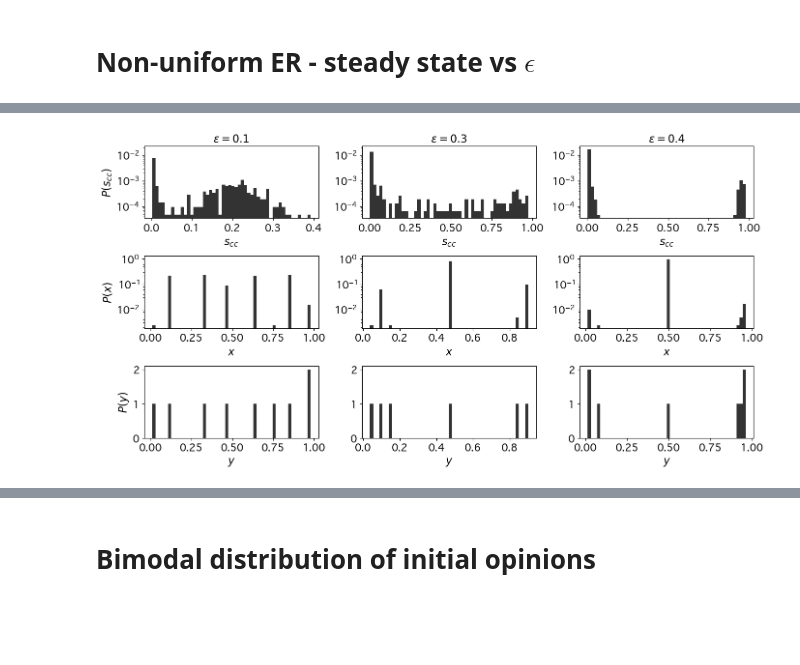
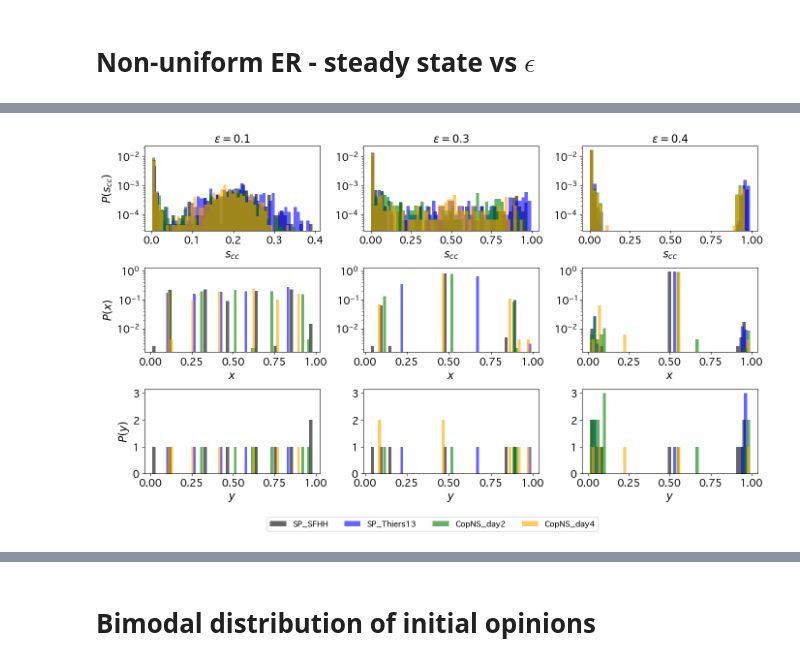
Before and after one commit to cosimoagostinelli/H-or_adaptive_Deffuant, a Jupyter notebook: 3_figures.ipynb, the cells around one changed output, grey strips where cells are left out. Drawn from its saved outputs; the diff is of its cells as text; code cells hidden in the pictures; blank space fills up the shorter version.

```diff
--- a/3_figures.ipynb
+++ b/3_figures.ipynb
@@ -225,7 +225,7 @@ plt.show()
 # %% [markdown]
 # $M$-uniform ER - steady state vs $\epsilon$
 # %%
-cond = 'max_min'
+cond = 'std'
 Ns = [500, 1000, 2000, 5000]
 Ms = [2, 4, 6]
 
@@ -245,7 +245,7 @@ for M in Ms:
     nhe = results['nhe']
     s_avg = results['s_avg']
     s_max = results['s_max']
-    if M==2 or M==4:
+    if cond=='max_min' and (M==2 or M==4):
         eps_peak = results['extra_eps_N5000']
         var_peak = results['extra_var_scc1_N5000']
 
@@ -273,7 +273,7 @@ for M in Ms:
         axs[1,i].set_yticks(tk, [str(i) for i in tk])
         # inset plot
         x = list(epsilons)
-        if (M==2 or M==4) and N==5000:
+        if cond=='max_min' and (M==2 or M==4) and N==5000:
             x = sorted(x+[eps_peak])
             idx_insert = x.index(eps_peak)
             y1_ins.insert(idx_insert, var_peak)
@@ -287,8 +287,8 @@ for M in Ms:
         la3 = lbls[3] if N==Ns[-1] else None
         axs[3,i].plot(epsilons, y5, label=la3, linestyle='--', marker='o', markersize=mrksize, color=clr)
         axs[3,i].plot(epsilons, y4, label=la2, color=clr)
-        xtck = [0.0] + list( epsilons[3::4] )
-        xlbl = [str( np.round(tck,1) ) for tck in xtck]
+        xtck = [0.0] + list( np.round(epsilons[4::4],1) )
+        xlbl = [str(tck) for tck in xtck]
         axs[3,i].set_xticks(xtck, xlbl)
 
         # set tick fontsize in all subplots
@@ -671,8 +673,8 @@ for N,clr in zip(Ns, colors):
 # set xlabel tick fontsize in all subplots
 for j in range(2):
     axs[1,j].set_xlabel(r'$\epsilon$', fontsize=ttl_size)
-    xtck = [0.0] + list( epsilons[3::4] )
-    xlbl = [str( np.round(tck,1) ) for tck in xtck]
+    xtck = [0.0] + list( np.round(epsilons[4::4],1) )
+    xlbl = [str(tck) for tck in xtck]
     axs[1,j].set_xticks(xtck, xlbl)
     for i in range(2):
         axs[i,j].tick_params(labelsize=tick_size)
@@ -753,56 +770,62 @@ plt.show()
 # %%
+tags = ['SP_SFHH', 'SP_Thiers13', 'CopNS_day2', 'CopNS_day4']
 cond = 'max_min'
 epsilons = [0.1,0.3,0.4]
 
-tag = 'SFHH'
-cond = 'max_min'
-clr = 'black'
+fig, axs = plt.subplots(3, 3, sharey='row', figsize=figsize3x3)
+colors_data = ['black', 'blue', 'green', 'orange']
+legend_labels = []
 
-fig, axs = plt.subplots(3, 3, sharey='row', figsize=(figsize3x3[0],figsize3x3[1]*0.8))
+for tag, clr in zip(tags, colors_data):
 
-for j, eps in enumerate(epsilons):
+    for j, eps in enumerate(epsilons):
 
-    with open(f'../results/SP_{tag}_{cond}_distrib_eps_{eps}.pkl', 'rb') as f:
-        results = pickle.load(f)
+        with open(f'../results/{tag}_{cond}_distrib_eps_{eps}.pkl', 'rb') as f:
+            results = pickle.load(f)
 
-    sizes_cc = results['sizes_cc']
-    n_iter = results['n_iter']
-    op_fin = results['op_fin_1run']
-    op_fin_cc = results['op_fin_cc_1run']
-    N=len(op_fin)
+        sizes_cc = results['sizes_cc']
+        n_iter = results['n_iter']
+        op_fin = results['op_fin_1run']
+        op_fin_cc = results['op_fin_cc_1run']
+        N=len(op_fin)
 
-    bins_count = {np.round(j/N,3): int(sizes_cc[j]*n_iter) for j in sizes_cc.keys() }
-    y0_hist = [[s]*count for s,count in bins_count.items()]
-    y0_hist = [ii for jj in y0_hist for ii in jj]
-    ws = [1. / (n_iter*len(y0_hist))] * len(y0_hist)
-    axs[0,j].hist(y0_hist, bins=50, weights=ws, color=clr, alpha=0.8)
-    axs[0,j].set_yscale('log')
-    axs[0,j].set_xlabel(r'$s_{cc}$', fontsize=ttl_size)
-    axs[0,j].set_title(rf'$\epsilon = {eps}$', fontsize=ttl_size)
+        bins_count = {np.round(j/N,3): int(sizes_cc[j]*n_iter) for j in sizes_cc.keys() }
+        y0_hist = [[s]*count for s,count in bins_count.items()]
+        y0_hist = [ii for jj in y0_hist for ii in jj]
+        ws = [1. / (n_iter*len(y0_hist))] * len(y0_hist)
+        ln = axs[0,j].hist(y0_hist, bins=50, weights=ws, color=clr, alpha=0.6)
+        axs[0,j].set_yscale('log')
+        axs[0,j].set_xlabel(r'$s_{cc}$', fontsize=ttl_size)
+        axs[0,j].set_title(rf'$\epsilon = {eps}$', fontsize=ttl_size)
 
-    y1 = op_fin
-    ws = [1/N] * len(y1)
-    axs[1,j].hist(y1, bins=50, weights=ws, color=clr, alpha=0.8)
-    axs[1,j].set_xlabel(r'$x$', fontsize=ttl_size)
-    axs[1,j].set_yscale('log')
+        y1 = op_fin
+        ws = [1/N] * len(y1)
+        axs[1,j].hist(y1, bins=50, weights=ws, color=clr, alpha=0.6)
+        axs[1,j].set_xlabel(r'$x$', fontsize=ttl_size)
+        axs[1,j].set_yscale('log')
 
-    axs[2,j].hist(op_fin_cc, bins=50, color=clr, alpha=0.8)
-    axs[2,j].set_xlabel(r'$y$', fontsize=ttl_size)
+        axs[2,j].hist(op_fin_cc, bins=50, color=clr, alpha=0.6)
+        axs[2,j].set_xlabel(r'$y$', fontsize=ttl_size)
 
-    # set tick fontsize in all subplots
-    for i in range(3):
+        # set tick fontsize in all subplots
+        for i in range(3):
             axs[i,j].tick_params(labelsize=tick_size)
             # show y-ticks even if shared across subplots
             axs[i,j].yaxis.set_tick_params(which='both', labelleft=True)
+
+    legend_labels.append(tag)
 
 # set y-labels
 axs[0,0].set_ylabel(r'$P(s_{cc})$', fontsize=ttl_size)
 axs[1,0].set_ylabel(r'$P(x)$', fontsize=ttl_size)
 axs[2,0].set_ylabel(r'$P(y)$', fontsize=ttl_size)
 
-plt.tight_layout()
-plt.savefig(f'../figures/SP_{tag}_{cond}_histograms.jpg', dpi=dpi)
+# Global legend below plot, centered
+fig.legend(labels=legend_labels, loc='lower center', bbox_to_anchor=bbox_legend, fontsize=lgd_size, ncol=len(tags))
+
+plt.tight_layout(rect=rect_tl)
+plt.savefig(f'../figures/datasets_{cond}_histograms.jpg', dpi=dpi)
 plt.show()
 # %% [output]
-[figure, old version]
+[figure, new version]
 # %%
```
Also changed, not shown: parts of 7 cells of this notebook, 2 other files.
